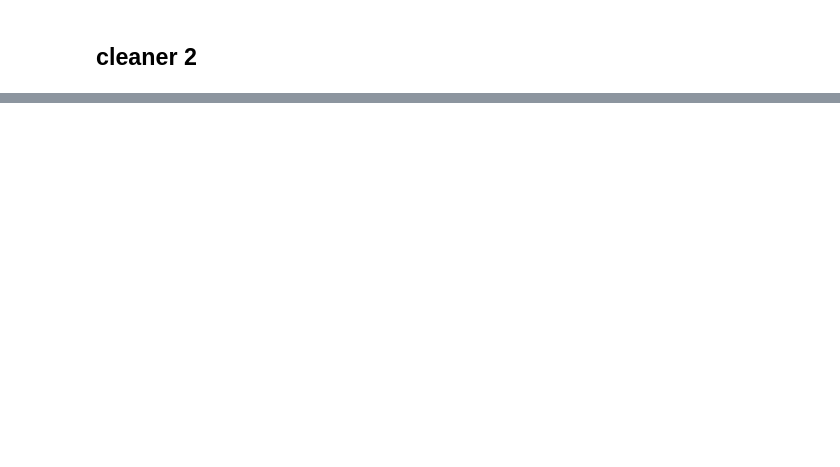
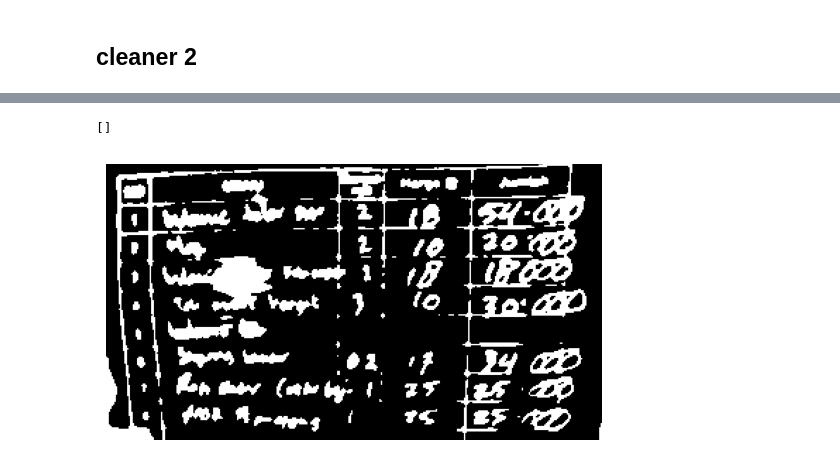
Before and after one commit to WorthEveryPenny/project-extractor, a Jupyter notebook: extractor.ipynb, the cells around one changed output, grey strips where cells are left out. Cells and saved outputs as stored; diff of their text form; code cells hidden in the pictures; blank space fills up the shorter version.

```diff
--- a/extractor.ipynb
+++ b/extractor.ipynb
@@ -278,0 +225,57 @@ ModuleNotFoundError: No module named 'cv2'
+# %%
+import cv2
+import numpy as np
+import pytesseract
+from pytesseract import Output
+
+def extract_information_from_bill(image_path):
+    def preprocess_image(img_path):
+        img = cv2.imread(img_path)
+        gray = cv2.cvtColor(img, cv2.COLOR_BGR2GRAY)
+        blur = cv2.GaussianBlur(gray, (5, 5), 0)
+        thresh = cv2.threshold(blur, 0, 255, cv2.THRESH_BINARY_INV + cv2.THRESH_OTSU)[1]
+        return thresh
+
+    def detect_text_regions(image):
+        data = pytesseract.image_to_data(image, output_type=Output.DICT)
+        n_boxes = len(data['level'])
+        for i in range(n_boxes):
+            if int(data['conf'][i]) > 60:
+                (x, y, w, h) = (data['left'][i], data['top'][i], data['width'][i], data['height'][i])
+                cv2.rectangle(image, (x, y), (x + w, y + h), (0, 255, 0), 2)
+        return image
+
+    def detect_horizontal_lines(image):
+        edges = cv2.Canny(image, 50, 150, apertureSize=3)
+        lines = cv2.HoughLinesP(edges, 1, np.pi/180, 100, minLineLength=100, maxLineGap=10)
+        horizontal_lines = []
+        if lines is not None:
+            for line in lines:
+                x1, y1, x2, y2 = line[0]
+                if abs(y2 - y1) < 10:
+                    horizontal_lines.append((y1, y2))
+        return horizontal_lines
+
+    img = preprocess_image(image_path)
+    detect_text_regions(img)
+    lines = detect_horizontal_lines(img)
+
+    print(lines)
+    return img
+
+# Example usage
+image_path = 'receipts/ch-1.png'
+image = cv2.imread(image_path)
+
+# Pass the image data directly
+cropped_image = extract_information_from_bill(image_path)
+# Convert BGR (OpenCV format) to RGB (Matplotlib format)
+cropped_image_rgb = cv2.cvtColor(cropped_image, cv2.COLOR_BGR2RGB)
+
+# Display the cropped image using matplotlib
+plt.imshow(cropped_image_rgb)
+plt.axis('off')  # Turn off axis numbers and ticks
+plt.show()
+# %% [output]
+[]
+[figure, added]
```
Also changed, not shown: parts of 12 cells of this notebook, 7 other files.
